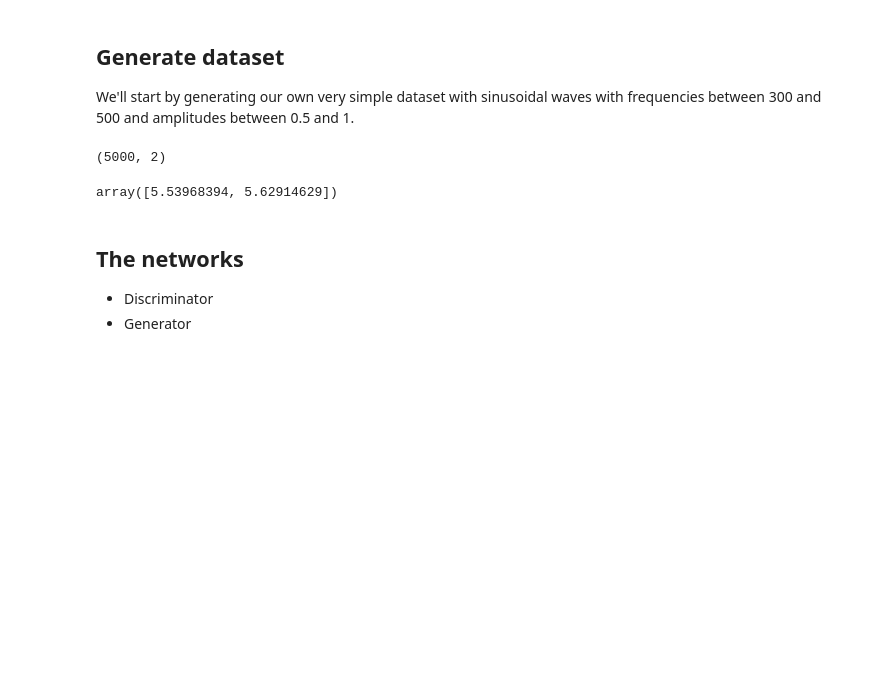
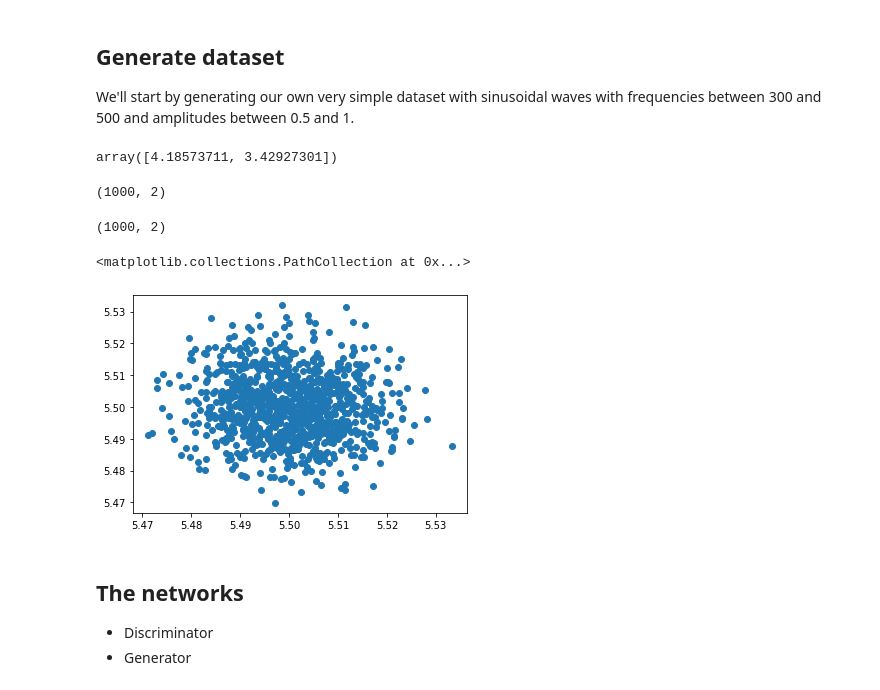
Before and after one commit to Tompolompo/DJ-GAN, a Jupyter notebook: notebook-minimal.ipynb, the cells around one changed output. Cells and saved outputs as stored; diff of their text form; code cells hidden in the pictures; blank space fills up the shorter version.

```diff
--- a/notebook-minimal.ipynb
+++ b/notebook-minimal.ipynb
@@ -13,7 +13,7 @@ import numpy as np
 from torch.utils.data import TensorDataset, DataLoader
 import torch.optim as optim
 # %%
-def get_data_samples(N=1000, scale=[1, 1], offset=[0,-1]):
+def get_data_samples_square(N=1000, scale=[1, 1], offset=[0,-1]):
     data = []
     for i in range(N):
         f = np.random.random()*scale[0] + offset[0]
@@ -22,19 +22,38 @@ def get_data_samples(N=1000, scale=[1, 1], offset=[0,-1]):
         data.append(sample)
 
     return np.array(data)
+
+def get_data_samples_gaussian(N=1000, dim=2, offset=5.5):
+    data=[]
+    for i in range(N):
+        d = np.random.randn(dim)/100 + offset
+        data.append(d)
+    return np.array(data)
+# %%
+np.random.randn(2) + 5
+# %% [output]
+array([4.18573711, 3.42927301])
 # %%
 # generate data set (numpy)
-N_data = 5000
+N_data = 1000
 scale = [1,1]
 offset = [5,5]
-data = get_data_samples(N_data, scale, offset)
+data = get_data_samples_square(N_data, scale, offset)
 data.shape
 # %% [output]
-(5000, 2)
+(1000, 2)
+# %%
+data = get_data_samples_gaussian(N_data)
 # %%
-data[0]
+data.shape
 # %% [output]
-array([5.53968394, 5.62914629])
+(1000, 2)
+# %%
+fig, ax = plt.subplots(1,1)
+ax.scatter(data[:,0], data[:,1])
+# %% [output]
+<matplotlib.collections.PathCollection at 0x...>
+[figure, added]
 # %%
 # create dataloader
 batch_size = 64
```
Also changed, not shown: parts of 6 cells of this notebook, 3 other files.
